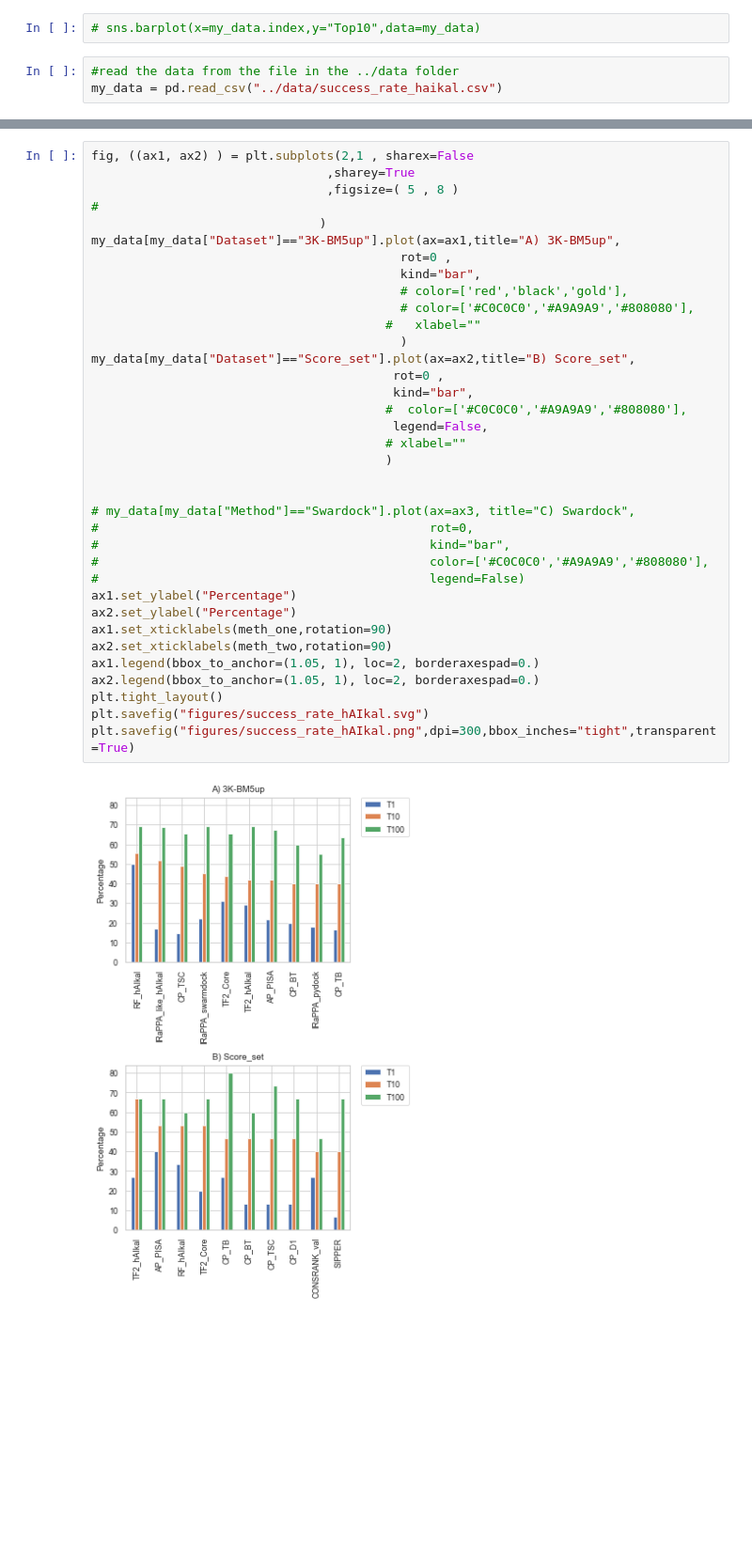
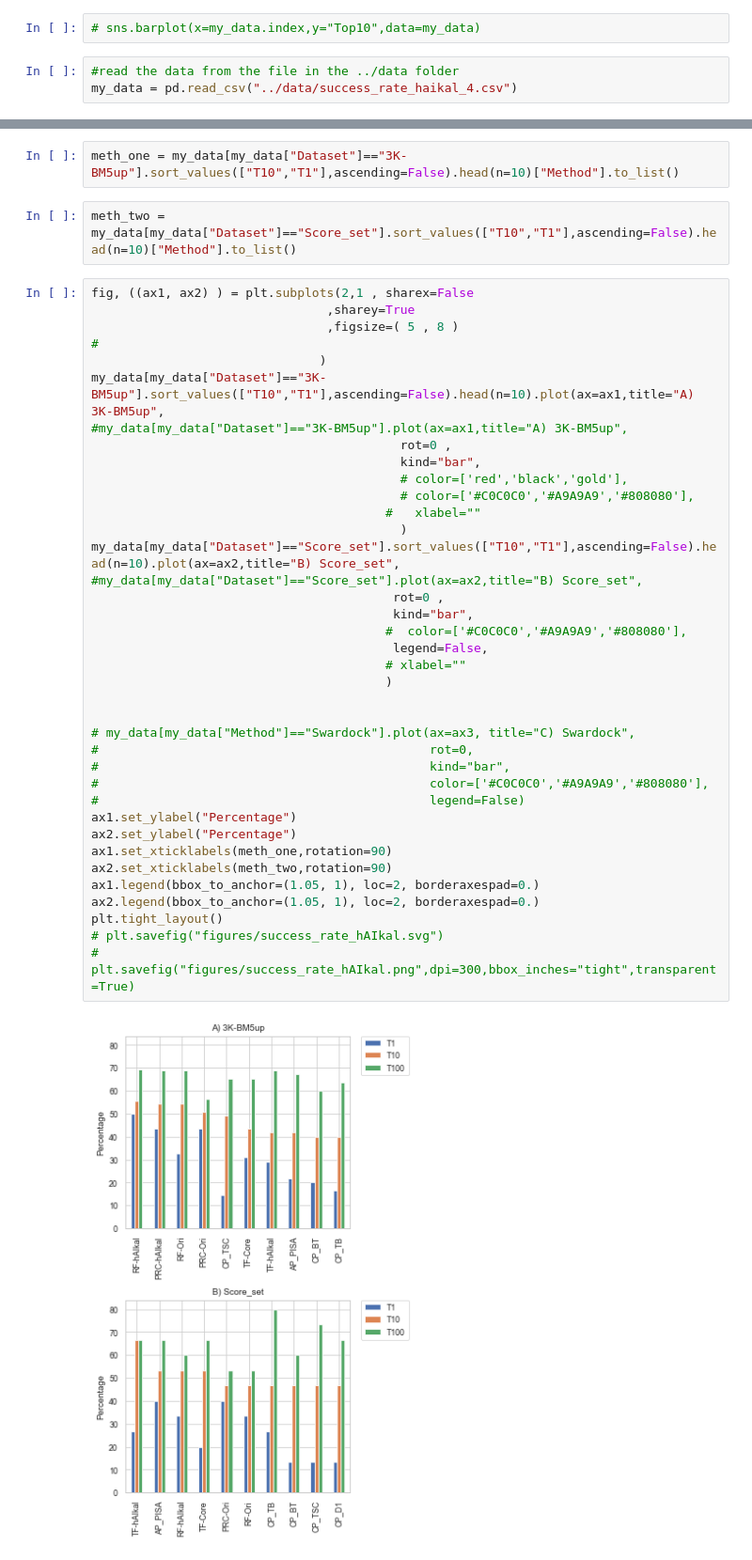
Before and after one commit to D-Barradas/DataViz, a Jupyter notebook: cube_viz/Barplot_setup_for_pubs.ipynb, the cells around one changed output, grey strips where cells are left out. Shown at 94% size. Drawn from its saved outputs; the diff is of its cells as text; blank space fills up the shorter version.

Commit message:
code updated for the bar plots; and the radar plots

```diff
--- a/cube_viz/Barplot_setup_for_pubs.ipynb
+++ b/cube_viz/Barplot_setup_for_pubs.ipynb
@@ -109,5 +107,5 @@ plt.savefig("../success_rate_CODES_combines.eps")
 # sns.barplot(x=my_data.index,y="Top10",data=my_data)
 # %%
 #read the data from the file in the ../data folder
-my_data = pd.read_csv("../data/success_rate_haikal.csv")
+my_data = pd.read_csv("../data/success_rate_haikal_4.csv")
 # %%
@@ -116,38 +115,44 @@ meth_two = my_data[my_data["Dataset"]=="Score_set"]["Method"].to_list()
+# %%
+meth_one = my_data[my_data["Dataset"]=="3K-BM5up"].sort_values(["T10","T1"],ascending=False).head(n=10)["Method"].to_list()
+# %%
+meth_two = my_data[my_data["Dataset"]=="Score_set"].sort_values(["T10","T1"],ascending=False).head(n=10)["Method"].to_list()
 # %%
 fig, ((ax1, ax2) ) = plt.subplots(2,1 , sharex=False
                                 ,sharey=True
                                 ,figsize=( 5 , 8 )
 #
                                )
-my_data[my_data["Dataset"]=="3K-BM5up"].plot(ax=ax1,title="A) 3K-BM5up",
+my_data[my_data["Dataset"]=="3K-BM5up"].sort_values(["T10","T1"],ascending=False).head(n=10).plot(ax=ax1,title="A) 3K-BM5up",
+#my_data[my_data["Dataset"]=="3K-BM5up"].plot(ax=ax1,title="A) 3K-BM5up",
                                           rot=0 ,
                                           kind="bar",
                                           # color=['red','black','gold'],
                                           # color=['#C0C0C0','#A9A9A9','#808080'],
                                         #   xlabel=""
                                           )
-my_data[my_data["Dataset"]=="Score_set"].plot(ax=ax2,title="B) Score_set",
+my_data[my_data["Dataset"]=="Score_set"].sort_values(["T10","T1"],ascending=False).head(n=10).plot(ax=ax2,title="B) Score_set",
+#my_data[my_data["Dataset"]=="Score_set"].plot(ax=ax2,title="B) Score_set",
                                          rot=0 ,
                                          kind="bar",
                                         #  color=['#C0C0C0','#A9A9A9','#808080'],
                                          legend=False,
                                         # xlabel=""
                                         )
 
 
 # my_data[my_data["Method"]=="Swardock"].plot(ax=ax3, title="C) Swardock",
 #                                             rot=0,
 #                                             kind="bar",
 #                                             color=['#C0C0C0','#A9A9A9','#808080'],
 #                                             legend=False)
 ax1.set_ylabel("Percentage")
 ax2.set_ylabel("Percentage")
 ax1.set_xticklabels(meth_one,rotation=90)
 ax2.set_xticklabels(meth_two,rotation=90)
 ax1.legend(bbox_to_anchor=(1.05, 1), loc=2, borderaxespad=0.)
 ax2.legend(bbox_to_anchor=(1.05, 1), loc=2, borderaxespad=0.)
 plt.tight_layout()
-plt.savefig("figures/success_rate_hAIkal.svg")
-plt.savefig("figures/success_rate_hAIkal.png",dpi=300,bbox_inches="tight",transparent=True)
+# plt.savefig("figures/success_rate_hAIkal.svg")
+# plt.savefig("figures/success_rate_hAIkal.png",dpi=300,bbox_inches="tight",transparent=True)
 # %% [output]
-[figure, old version]
+[figure, new version]
```
Also changed, not shown: parts of 14 cells of this notebook, 27 other files.
